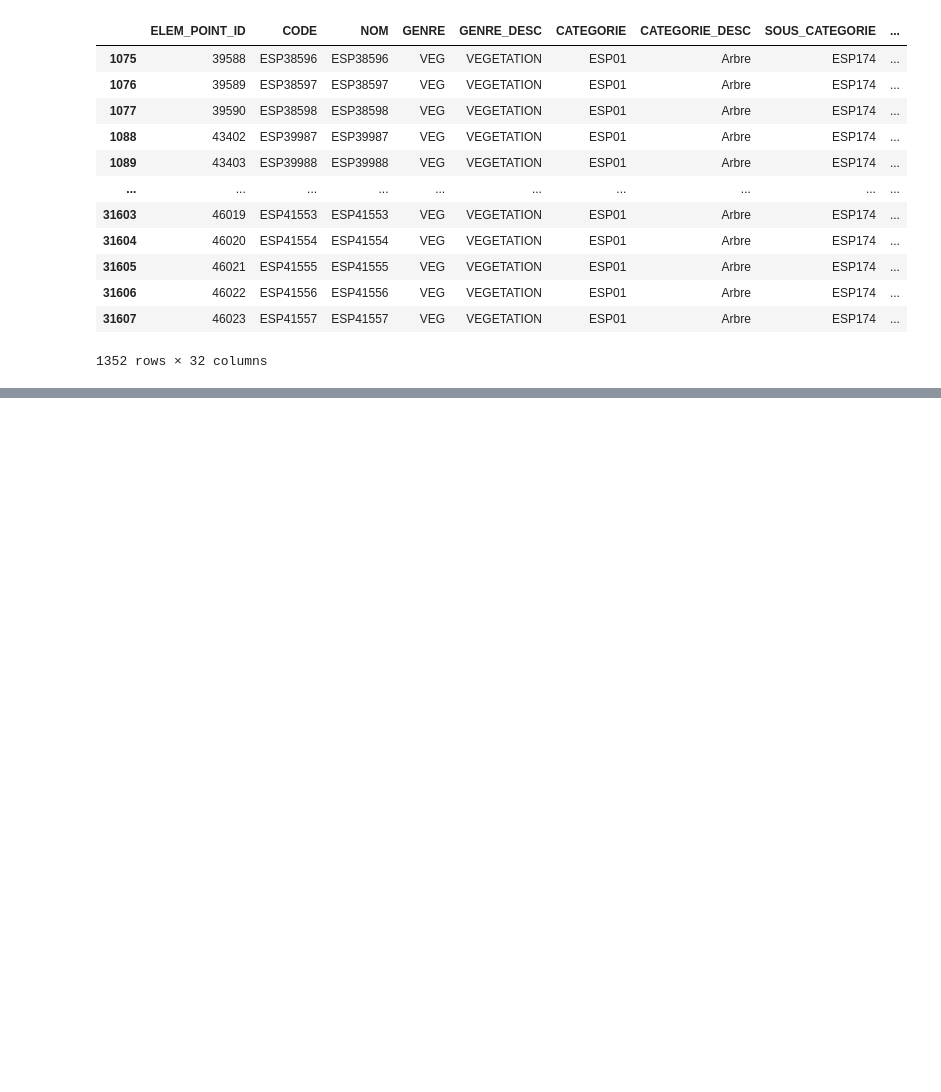
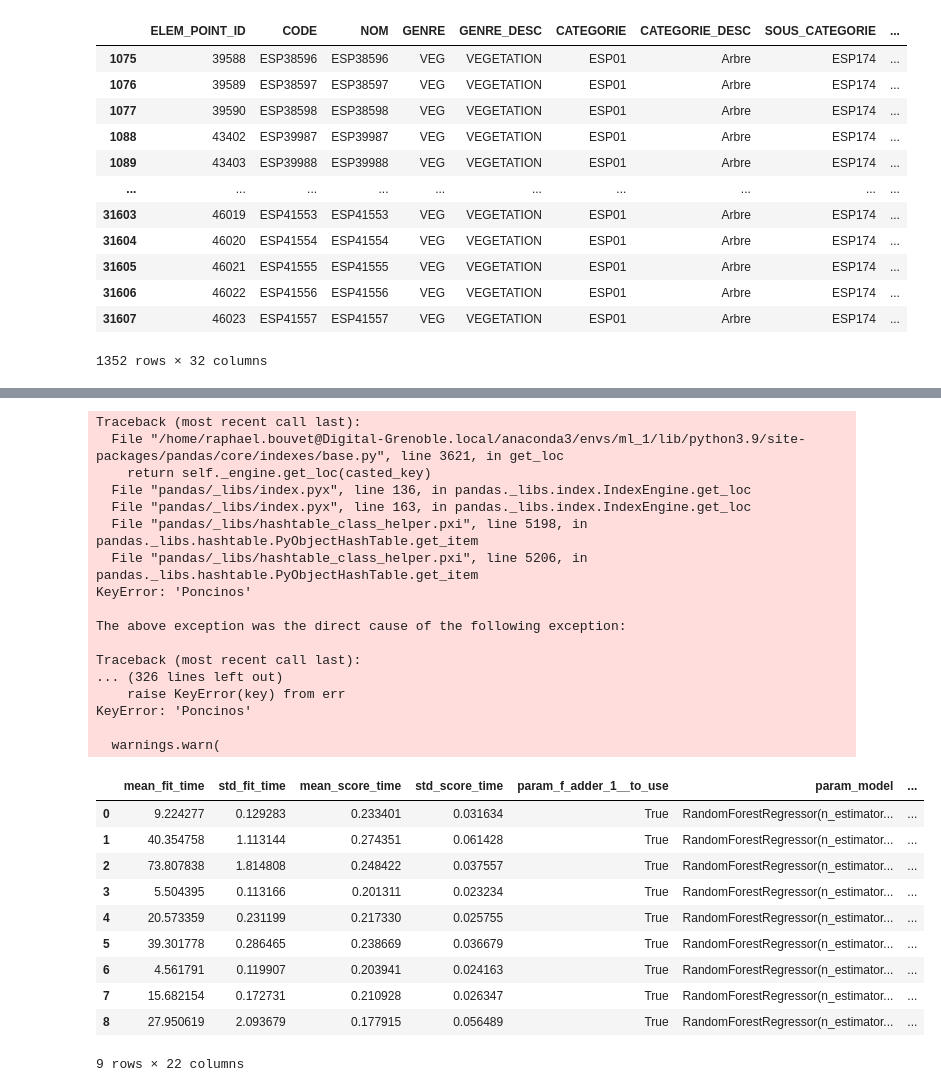
Before and after one commit to RaphaelBouvet/ML_1, a Jupyter notebook: notebooks/Pipeline_transforms.ipynb, the cells around one changed output, grey strips where cells are left out. Cells and saved outputs as stored; diff of their text form; code cells hidden in the pictures; blank space fills up the shorter version.

```diff
--- a/notebooks/Pipeline_transforms.ipynb
+++ b/notebooks/Pipeline_transforms.ipynb
@@ -241,0 +491,48 @@ array([2002.97141179, 2002.97083192, 1990.38832261, 1998.38222781,
+# %%
+model_1 = RandomForestRegressor()
+param_1 = {'f_adder_1__to_use':[True],
+           'model__n_estimators':[10,50,100],
+           'model__min_samples_leaf':[1,10,20],
+           'model':[model_1]}
+# %%
+pipe = Pipeline(steps=[('custom_simple_imputer',InputMissingValues(True)),
+                       ('f_adder_1',Bio()),
+                       ('transformer',transformer),
+                       ("model",model_1)])
+# %%
+params_list = [param_1]
+
+grid_search = GridSearchCV(pipe,params_list,cv=10,scoring='neg_mean_squared_error',n_jobs=-1,refit=True)
+# %%
+grid_search.fit(processed_train_predictors,annee_train)
+grid_results = pd.DataFrame(grid_search.cv_results_)
+grid_results.sort_values(by='rank_test_score')
+# %% [output]
+Traceback (most recent call last):
+  File "/home/raphael.bouvet@Digital-Grenoble.local/anaconda3/envs/ml_1/lib/python3.9/site-packages/pandas/core/indexes/base.py", line 3621, in get_loc
+    return self._engine.get_loc(casted_key)
+  File "pandas/_libs/index.pyx", line 136, in pandas._libs.index.IndexEngine.get_loc
+  File "pandas/_libs/index.pyx", line 163, in pandas._libs.index.IndexEngine.get_loc
+  File "pandas/_libs/hashtable_class_helper.pxi", line 5198, in pandas._libs.hashtable.PyObjectHashTable.get_item
+  File "pandas/_libs/hashtable_class_helper.pxi", line 5206, in pandas._libs.hashtable.PyObjectHashTable.get_item
+KeyError: 'Poncinos'
+
+The above exception was the direct cause of the following exception:
+
+Traceback (most recent call last):
+... (326 lines left out)
+    raise KeyError(key) from err
+KeyError: 'Poncinos'
+
+  warnings.warn(
+|  | mean_fit_time | std_fit_time | mean_score_time | std_score_time | param_f_adder_1__to_use | param_model | ... |
+| 0 | 9.224277 | 0.129283 | 0.233401 | 0.031634 | True | RandomForestRegressor(n_estimator... | ... |
+| 1 | 40.354758 | 1.113144 | 0.274351 | 0.061428 | True | RandomForestRegressor(n_estimator... | ... |
+| 2 | 73.807838 | 1.814808 | 0.248422 | 0.037557 | True | RandomForestRegressor(n_estimator... | ... |
+| 3 | 5.504395 | 0.113166 | 0.201311 | 0.023234 | True | RandomForestRegressor(n_estimator... | ... |
+| 4 | 20.573359 | 0.231199 | 0.217330 | 0.025755 | True | RandomForestRegressor(n_estimator... | ... |
+| 5 | 39.301778 | 0.286465 | 0.238669 | 0.036679 | True | RandomForestRegressor(n_estimator... | ... |
+| 6 | 4.561791 | 0.119907 | 0.203941 | 0.024163 | True | RandomForestRegressor(n_estimator... | ... |
+| 7 | 15.682154 | 0.172731 | 0.210928 | 0.026347 | True | RandomForestRegressor(n_estimator... | ... |
+| 8 | 27.950619 | 2.093679 | 0.177915 | 0.056489 | True | RandomForestRegressor(n_estimator... | ... |
+9 rows × 22 columns
```
Also changed, not shown: parts of 64 cells of this notebook, 1 other file.
